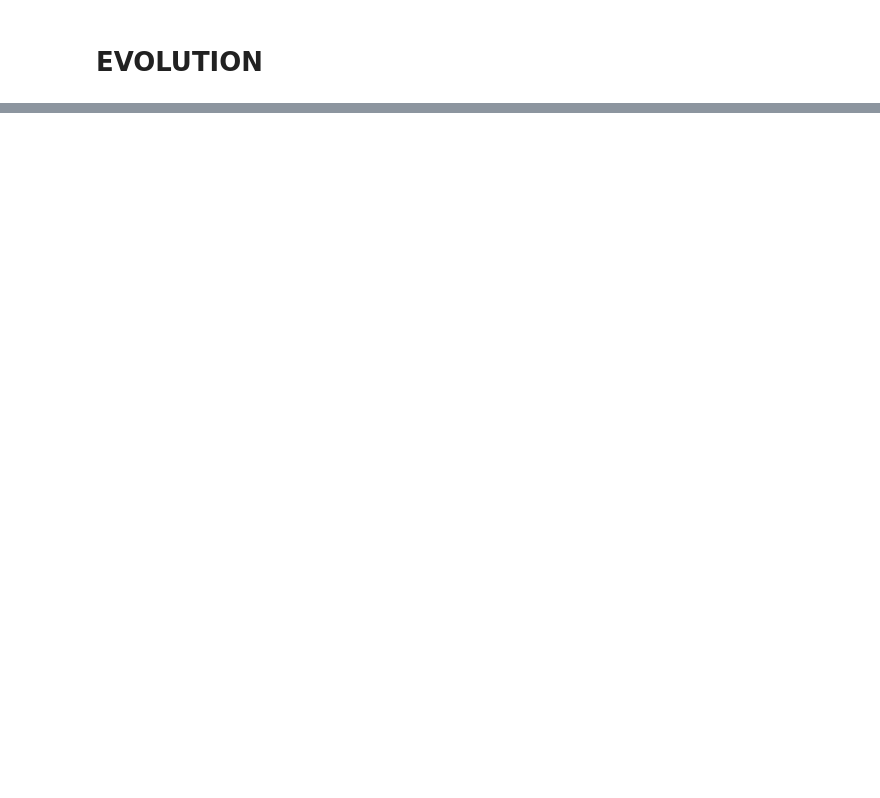
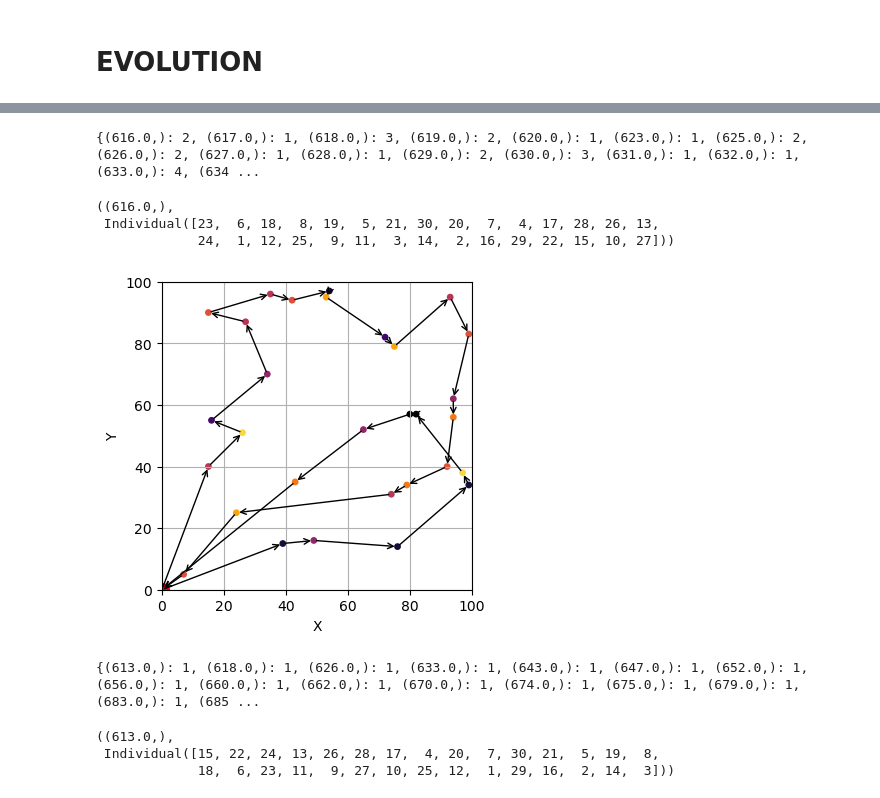
Before and after one commit to bernardo-silva/ComputationalIntelligence-project2, a Jupyter notebook: proj1.ipynb, the cells around one changed output, grey strips where cells are left out. Saved outputs shown, nothing was run; the diff lists cells and outputs as text; code cells hidden in the pictures; blank space fills up the shorter version.

```diff
--- a/proj1.ipynb
+++ b/proj1.ipynb
@@ -209,0 +374,6 @@ population[0].fitness.values
+# %%
+minpop2=list(zip(mins2,popmins2))
+mins2.sort()
+print(dict(collections.Counter(mins2)))
+# %% [output]
+{(616.0,): 2, (617.0,): 1, (618.0,): 3, (619.0,): 2, (620.0,): 1, (623.0,): 1, (625.0,): 2, (626.0,): 2, (627.0,): 1, (628.0,): 1, (629.0,): 2, (630.0,): 3, (631.0,): 1, (632.0,): 1, (633.0,): 4, (634 ...
@@ -209,0 +385,12 @@ population[0].fitness.values
+# %%
+minpop2[blah]
+# %% [output]
+((616.0,),
+ Individual([23,  6, 18,  8, 19,  5, 21, 30, 20,  7,  4, 17, 28, 26, 13,
+             24,  1, 12, 25,  9, 11,  3, 14,  2, 16, 29, 22, 15, 10, 27]))
+# %%
+plot_route([23,  6, 18,  8, 19,  5, 21, 30, 20,  7,  4, 17, 28, 26, 13,
+            24,  1, 12, 25,  9, 11,  3, 14,  2, 16, 29, 22, 15, 10, 27],
+           xy_corner.T[:31], orders[:31])
+# %% [output]
+[figure, added]
@@ -209,0 +399,6 @@ population[0].fitness.values
+# %%
+minpop3=list(zip(mins3,popmins3))
+mins3.sort()
+print(dict(collections.Counter(mins3)))
+# %% [output]
+{(613.0,): 1, (618.0,): 1, (626.0,): 1, (633.0,): 1, (643.0,): 1, (647.0,): 1, (652.0,): 1, (656.0,): 1, (660.0,): 1, (662.0,): 1, (670.0,): 1, (674.0,): 1, (675.0,): 1, (679.0,): 1, (683.0,): 1, (685 ...
@@ -209,0 +410,6 @@ population[0].fitness.values
+# %%
+minpop3[blah]
+# %% [output]
+((613.0,),
+ Individual([15, 22, 24, 13, 26, 28, 17,  4, 20,  7, 30, 21,  5, 19,  8,
+             18,  6, 23, 11,  9, 27, 10, 25, 12,  1, 29, 16,  2, 14,  3]))
```
Also changed, not shown: parts of 38 cells of this notebook, 1 other file.
